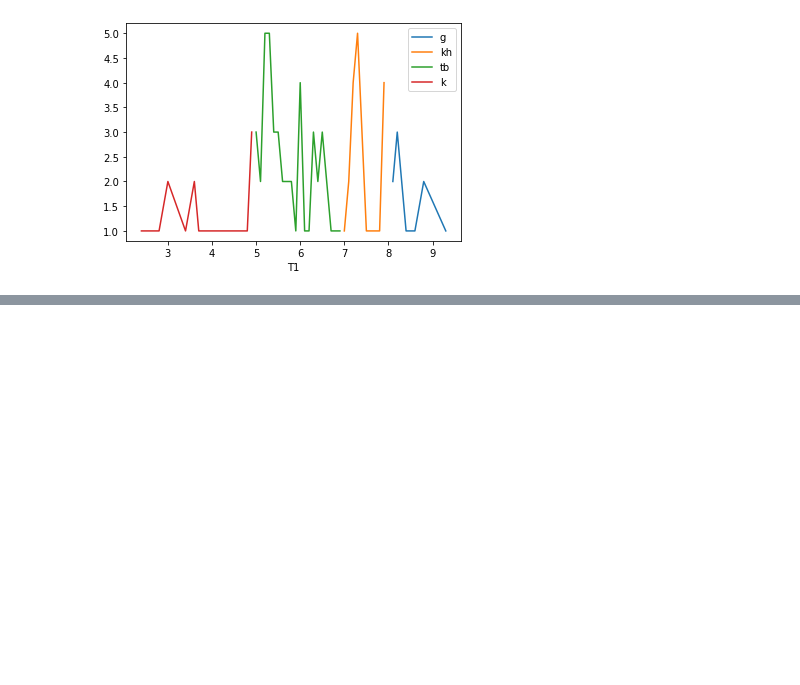
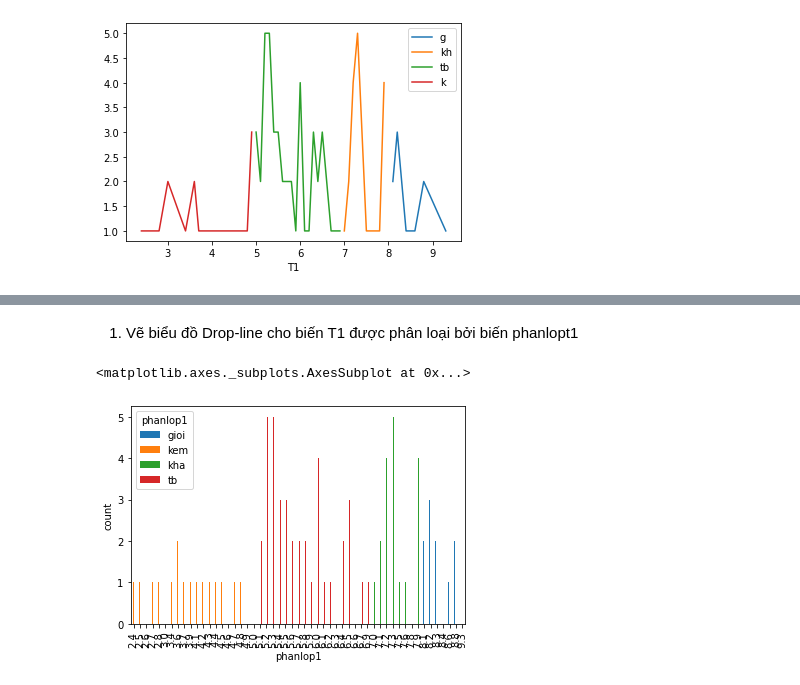
Before and after one commit to PhamBaVuong/DataAnalysisDeepLearning, a Jupyter notebook: Lab02.ipynb, the cells around one changed output, grey strips where cells are left out. Saved outputs shown, nothing was run; the diff lists cells and outputs as text; code cells hidden in the pictures; blank space fills up the shorter version.

```diff
--- a/Lab02.ipynb
+++ b/Lab02.ipynb
@@ -721,0 +750,7 @@ plt.legend()
+# %% [markdown]
+1. Vẽ biểu đồ Drop-line cho biến T1 được phân loại bởi biến phanlopt1
+# %%
+unstackphanlop1['phanlop1'].plot.bar(ylabel = 'count', xlabel = 'phanlop1')
+# %% [output]
+<matplotlib.axes._subplots.AxesSubplot at 0x...>
+[figure, added]
```
Also changed, not shown: parts of 26 cells of this notebook.
